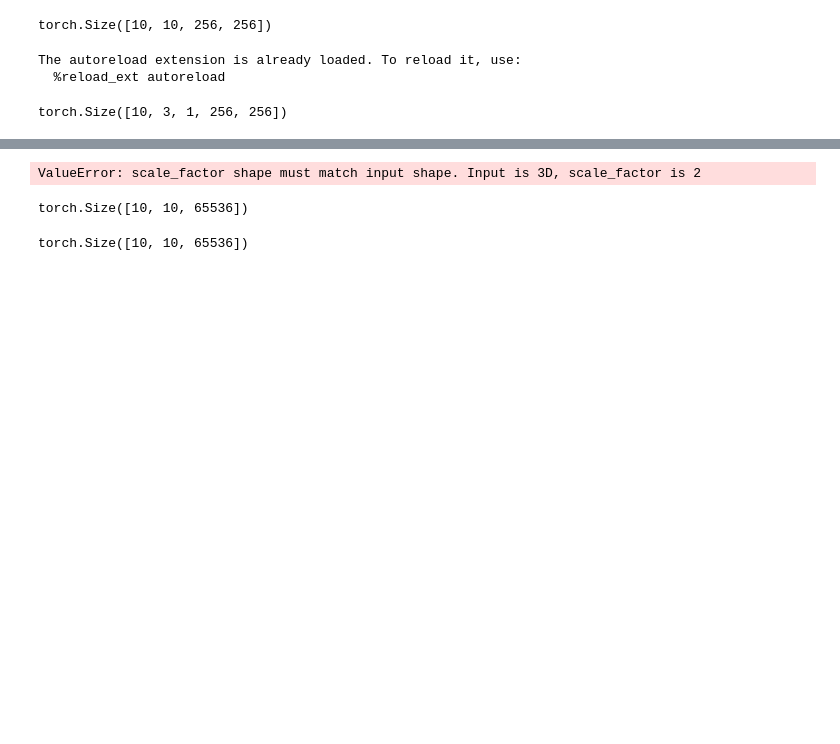
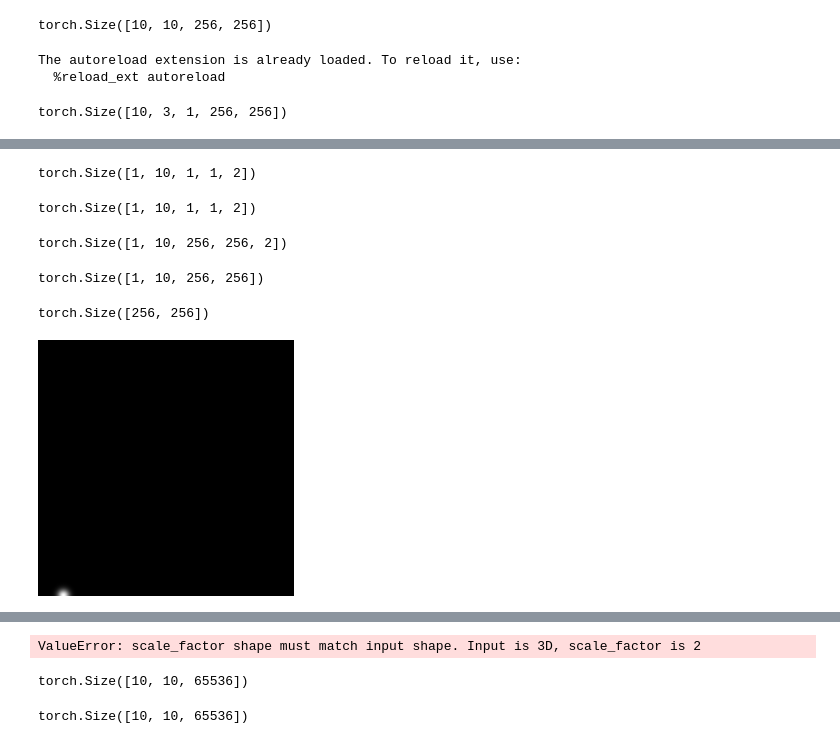
Before and after one commit to puhuk/Research_notes, a Jupyter notebook: Unsupervised_video_generation/Monkey-Net_from_scratch/Untitled.ipynb, the cells around one changed output, grey strips where cells are left out. Cells and saved outputs as stored; diff of their text form; code cells hidden in the pictures; blank space fills up the shorter version.

```diff
--- a/Unsupervised_video_generation/Monkey-Net_from_scratch/Untitled.ipynb
+++ b/Unsupervised_video_generation/Monkey-Net_from_scratch/Untitled.ipynb
@@ -47,0 +133,30 @@ x = torch.randn([10,3,1, 256,256])
+# %%
+shape = mean.shape[:number_of_leading_dimensions] + (1, 1, 2)
+shape
+# %% [output]
+torch.Size([1, 10, 1, 1, 2])
+# %%
+mean = mean.view(*shape)
+mean.shape
+# %% [output]
+torch.Size([1, 10, 1, 1, 2])
+# %%
+mean_sub = (coordinate_grid - mean)
+mean_sub.shape
+# %% [output]
+torch.Size([1, 10, 256, 256, 2])
+# %%
+out = torch.exp(-0.5 * (mean_sub ** 2).sum(-1) /0.001)
+out.shape
+# %% [output]
+torch.Size([1, 10, 256, 256])
+# %%
+out[0][0].shape
+# %% [output]
+torch.Size([256, 256])
+# %%
+h_img = TF.to_pil_image(out[0][3])
+
+h_img
+# %% [output]
+[figure, added]
```
Also changed, not shown: parts of 85 cells of this notebook, 2 other files.
